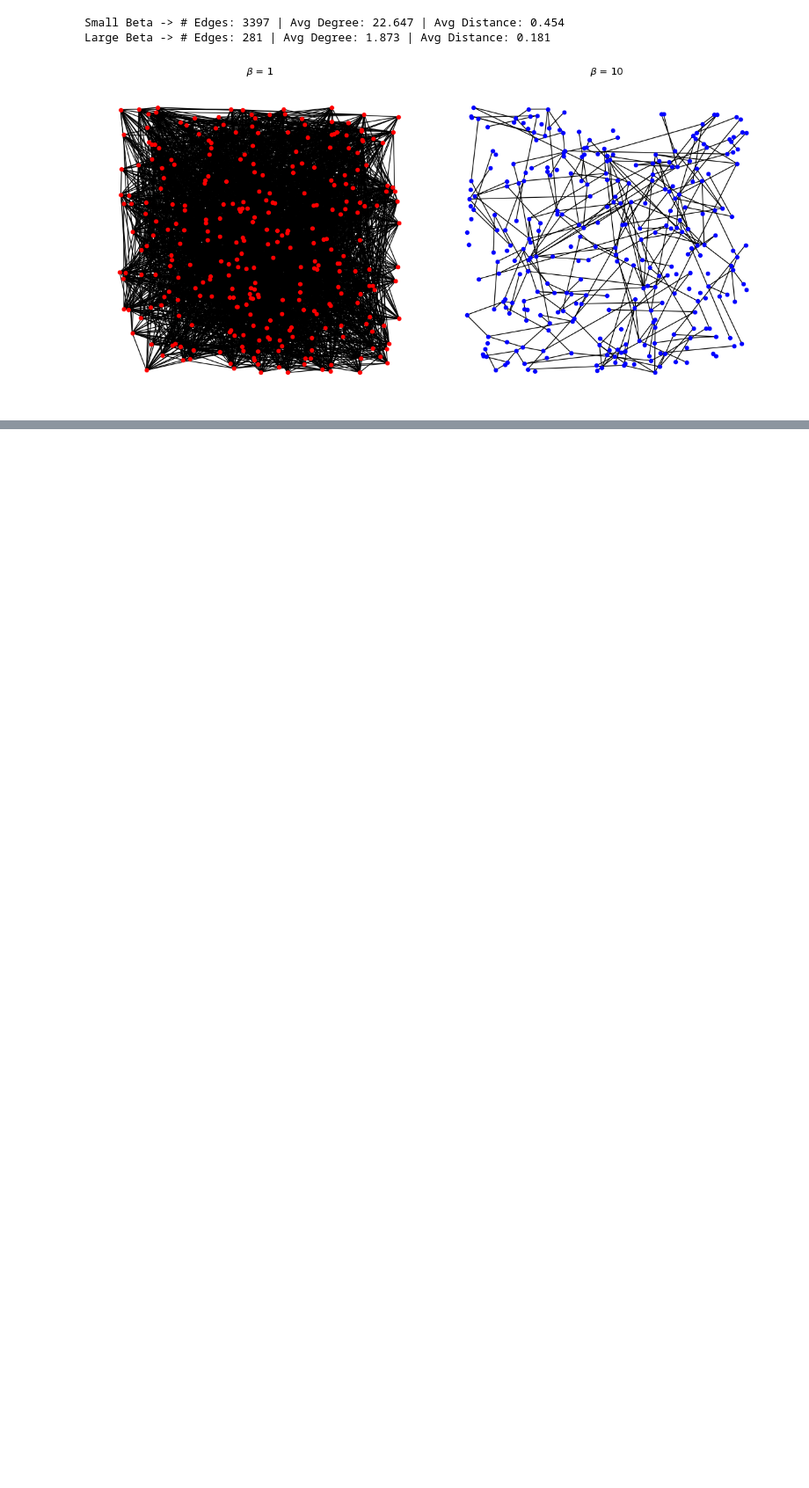
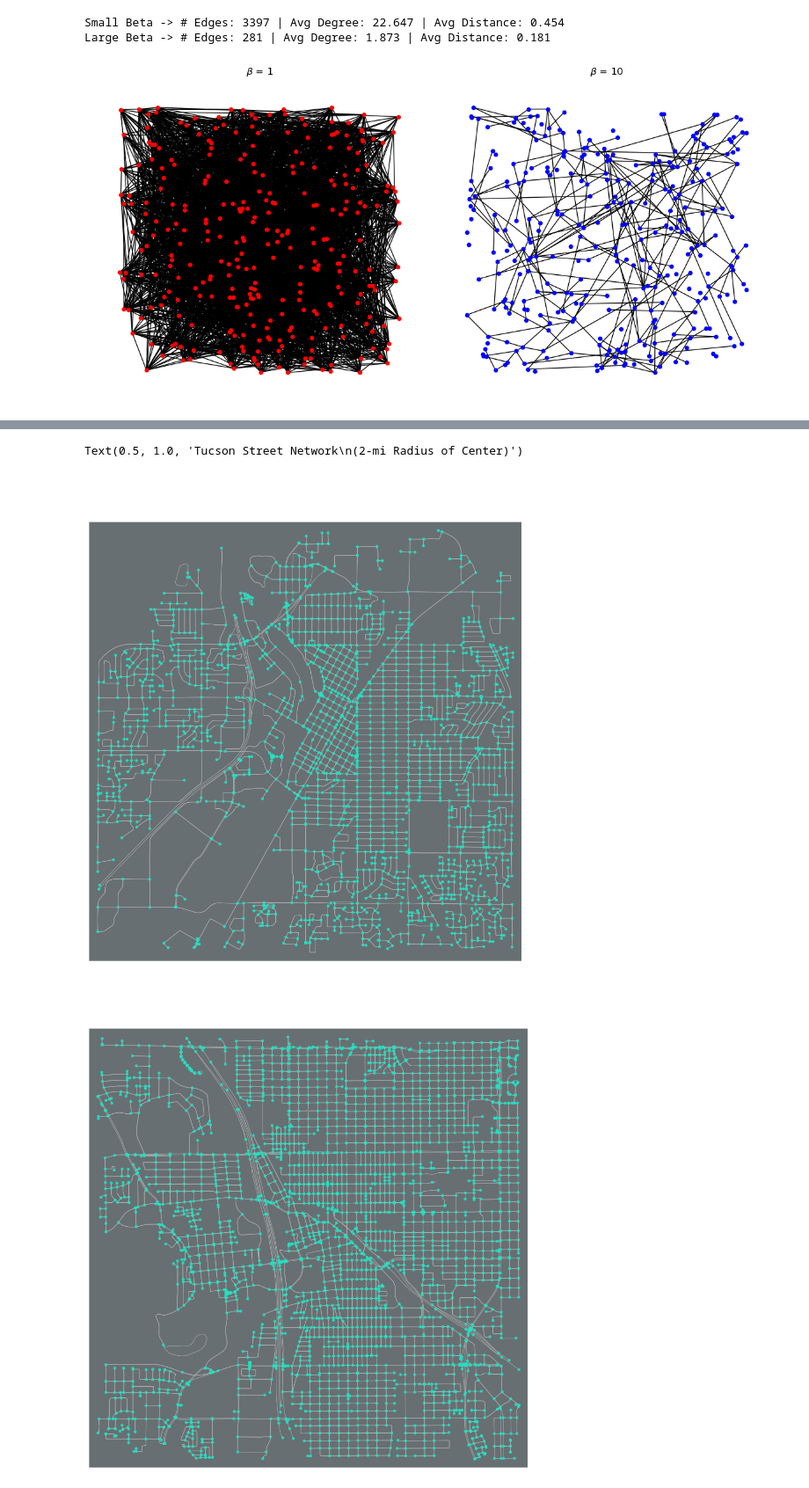
Before and after one commit to caleb-chandler/cnet5052_sp26, a Jupyter notebook: assignments/assignment03/assignment03.ipynb, the cells around one changed output, grey strips where cells are left out. Shown at 88% size. Saved outputs shown, nothing was run; the diff lists cells and outputs as text; code cells hidden in the pictures; blank space fills up the shorter version.

```diff
--- a/assignments/assignment03/assignment03.ipynb
+++ b/assignments/assignment03/assignment03.ipynb
@@ -425,0 +430,70 @@ Large Beta -> # Edges: 281 | Avg Degree: 1.873 | Avg Distance: 0.181
+# %%
+# A-C
+
+# old water tower in IF
+IF = ox.graph_from_address("140 S Capital Ave, Idaho Falls, Idaho, USA", dist=3219,
+                          network_type="drive")
+
+# converting to undirected and reporting
+IF = ox.convert.to_undirected(IF)
+IF = nx.Graph(IF)
+N = IF.number_of_nodes()
+M = IF.number_of_edges()
+print(f'Idaho Falls\n# Nodes: {N} | # Edges: {M}')
+
+# visualization
+fig, ax = ox.plot_graph(
+    IF,
+    bgcolor="#0310169A",
+    node_size=20,
+    node_color="#21e3c3df",
+    edge_color=".7",
+    edge_linewidth=0.8,
+    edge_alpha=0.8,
+    figsize=(12, 12),
+    dpi=300,
+    show=False,
+    save=r'.imgs/if_water_tower.png'
+)
+
+ax.set_title(
+    "Idaho Falls Street Network\n(2-mi Radius of Old Water Tower)",
+    fontsize=24,
+    color='white',
+    fontweight="bold",
+    pad=20
+)
+
+# --- Tucson ---
+
+T = ox.graph_from_address("Tucson, Arizona, USA", dist=3219,
+                          network_type="drive")
+
+T = ox.convert.to_undirected(T)
+T_simple = nx.Graph(T)
+N = T_simple.number_of_nodes()
+M = T_simple.number_of_edges()
+print(f'Tucson\n# Nodes: {N} | # Edges: {M}')
+
+fig, ax = ox.plot_graph(
+    T,
+    bgcolor="#0310169A",
+    node_size=20,
+    node_color="#21e3c3df",
+    edge_color=".7",
+    edge_linewidth=0.8,
+    edge_alpha=0.8,
+    figsize=(12, 12),
+    dpi=300,
+    show=False,
+    save=r'.imgs/tucson.png'
+)
+
+ax.set_title(
+    "Tucson Street Network\n(2-mi Radius of Center)",
+    fontsize=24,
+    color='white',
+    fontweight="bold",
+    pad=20
+)
+# %% [output]
@@ -425,0 +504,3 @@ Large Beta -> # Edges: 281 | Avg Degree: 1.873 | Avg Distance: 0.181
+Text(0.5, 1.0, 'Tucson Street Network\n(2-mi Radius of Center)')
+[figure, added]
+[figure, added]
```
Also changed, not shown: parts of 5 cells of this notebook, 58 other files.
